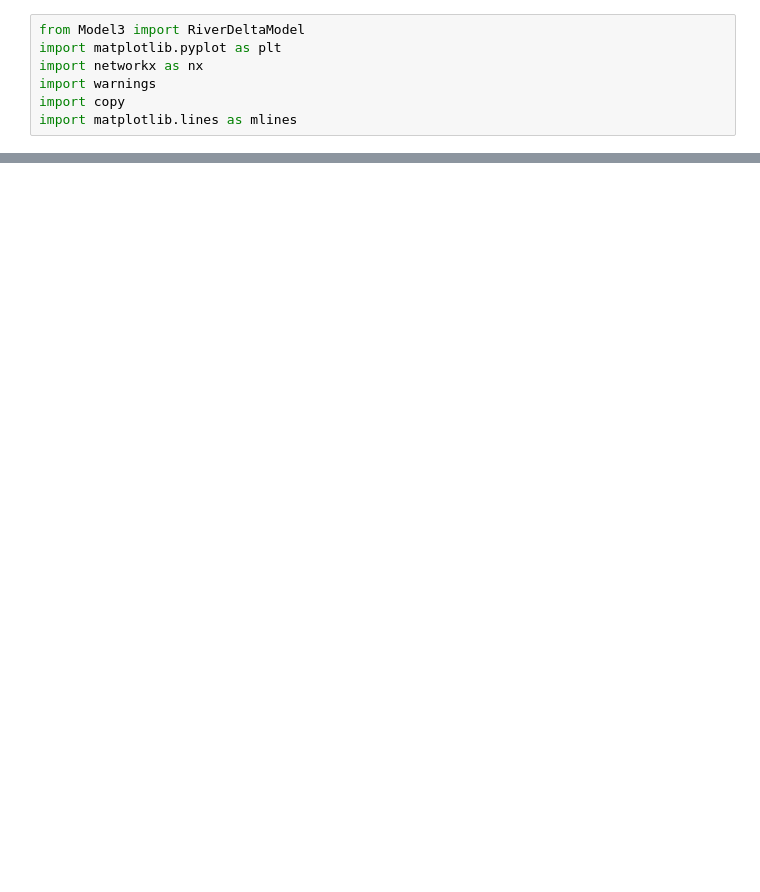
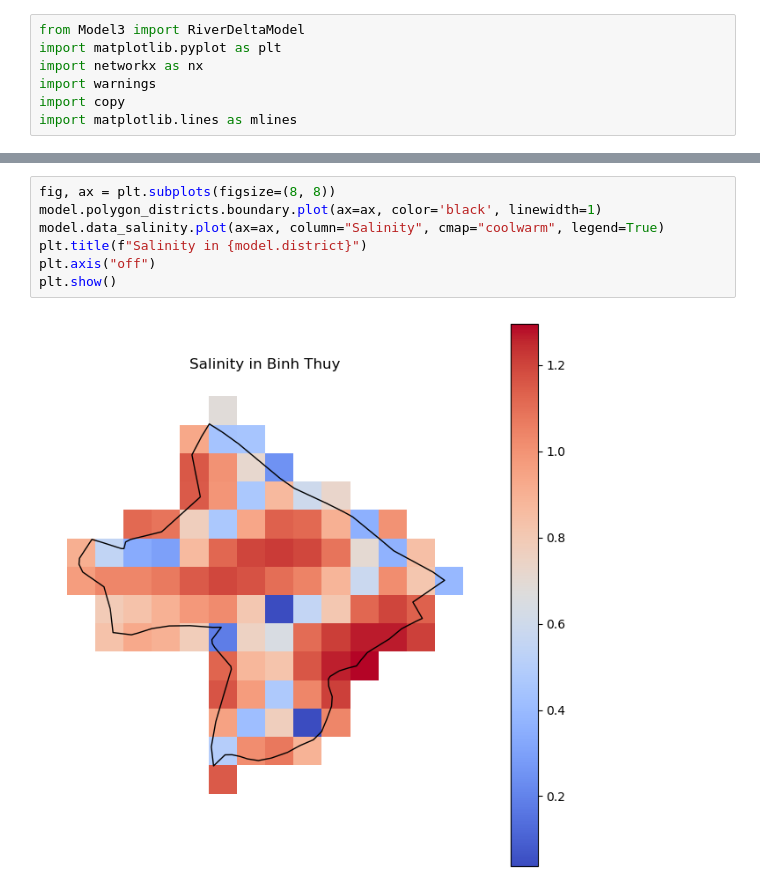
Before and after one commit to Juliettevanalst/Thesis, a Jupyter notebook: Model_Version3/Model_run3.ipynb, the cells around one changed output, grey strips where cells are left out. Cells and saved outputs as stored; diff of their text form; blank space fills up the shorter version.

Commit message:
Model version 3 connected to salinity shapefiles

```diff
--- a/Model_Version3/Model_run3.ipynb
+++ b/Model_Version3/Model_run3.ipynb
@@ -61,3 +73,12 @@ for i, hh in enumerate(model.agents):
  - Huis kwaliteit: 0.38
  - Aantal leden: 1
     👤 Lid: Leeftijd: 18, Werkt: False, Type: Household_member
+# %%
+fig, ax = plt.subplots(figsize=(8, 8))
+model.polygon_districts.boundary.plot(ax=ax, color='black', linewidth=1)
+model.data_salinity.plot(ax=ax, column="Salinity", cmap="coolwarm", legend=True)
+plt.title(f"Salinity in {model.district}")
+plt.axis("off")
+plt.show()
+# %% [output]
+[figure, added]
```
Also changed, not shown: parts of 4 cells of this notebook, 20 other files.
